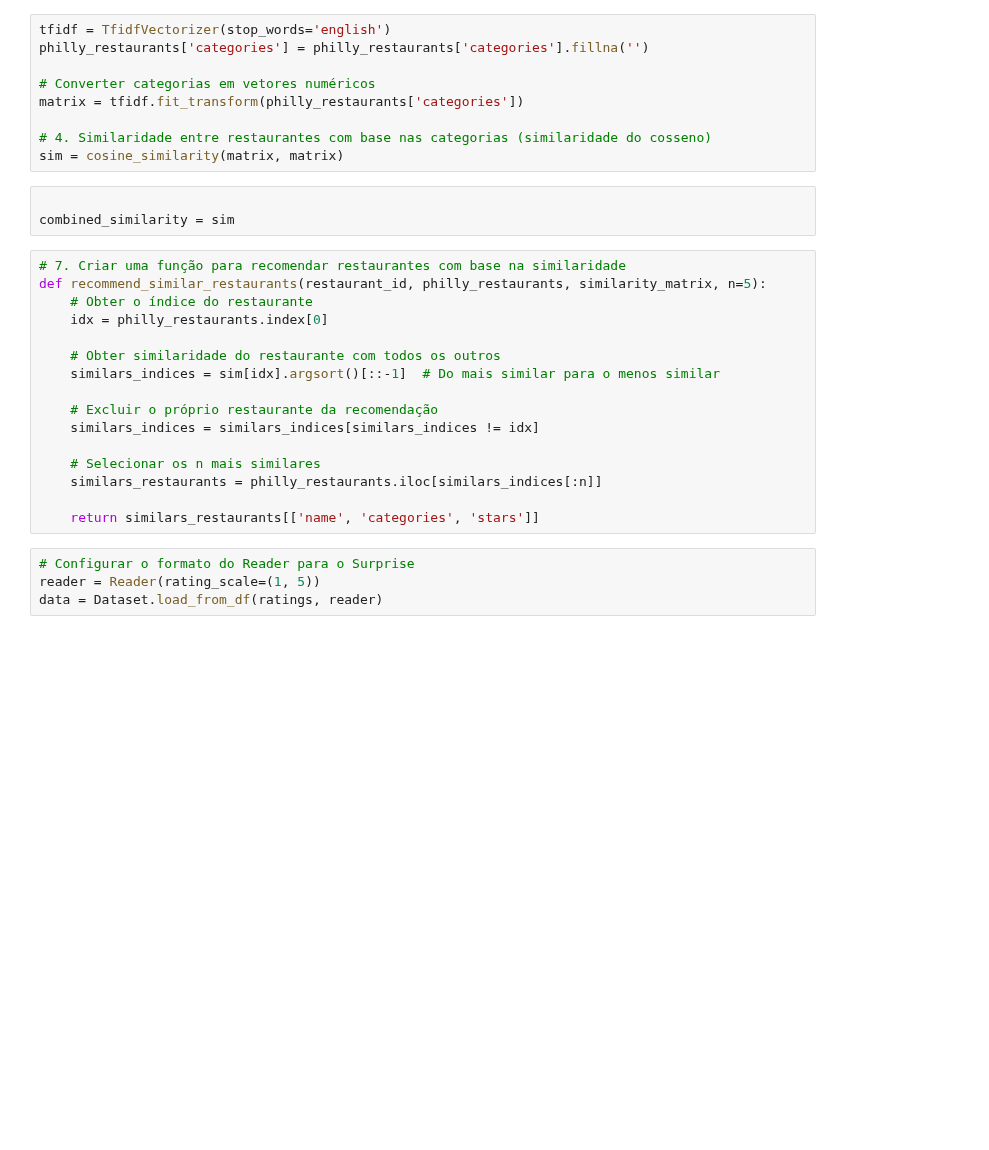
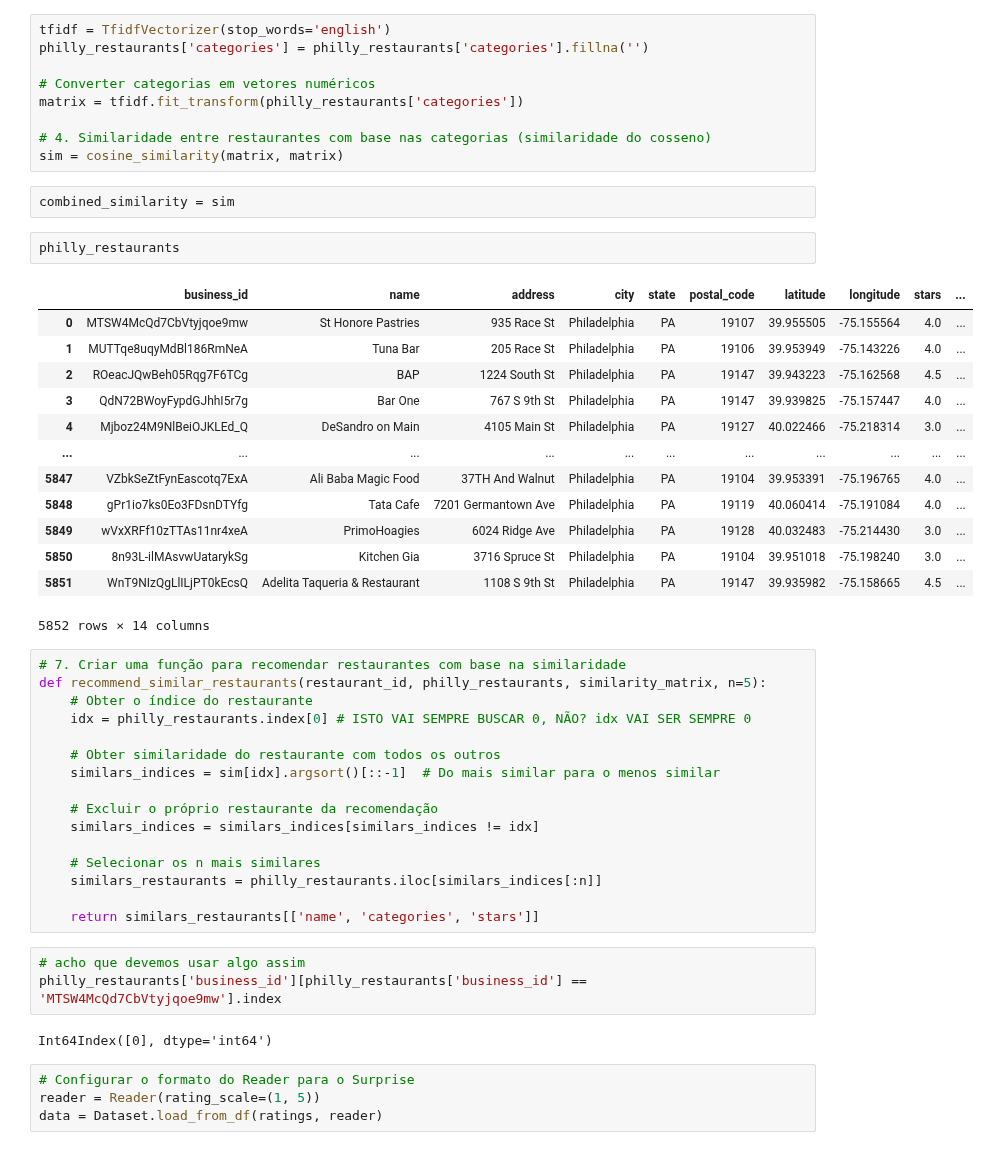
Before and after one commit to larasneves/ComplexDataAnalysis, a Jupyter notebook: trabalho_adc.ipynb, the cells around one changed output. Drawn from its saved outputs; the diff is of its cells as text; blank space fills up the shorter version.

```diff
--- a/trabalho_adc.ipynb
+++ b/trabalho_adc.ipynb
@@ -184,14 +185,29 @@ matrix = tfidf.fit_transform(philly_restaurants['categories'])
 
 # 4. Similaridade entre restaurantes com base nas categorias (similaridade do cosseno)
 sim = cosine_similarity(matrix, matrix)
-# %%
-
-combined_similarity = sim
+# %%
+combined_similarity = sim
+# %%
+philly_restaurants
+# %% [output]
+|  | business_id | name | address | city | state | postal_code | latitude | longitude | stars | ... |
+| 0 | MTSW4McQd7CbVtyjqoe9mw | St Honore Pastries | 935 Race St | Philadelphia | PA | 19107 | 39.955505 | -75.155564 | 4.0 | ... |
+| 1 | MUTTqe8uqyMdBl186RmNeA | Tuna Bar | 205 Race St | Philadelphia | PA | 19106 | 39.953949 | -75.143226 | 4.0 | ... |
+| 2 | ROeacJQwBeh05Rqg7F6TCg | BAP | 1224 South St | Philadelphia | PA | 19147 | 39.943223 | -75.162568 | 4.5 | ... |
+| 3 | QdN72BWoyFypdGJhhI5r7g | Bar One | 767 S 9th St | Philadelphia | PA | 19147 | 39.939825 | -75.157447 | 4.0 | ... |
+| 4 | Mjboz24M9NlBeiOJKLEd_Q | DeSandro on Main | 4105 Main St | Philadelphia | PA | 19127 | 40.022466 | -75.218314 | 3.0 | ... |
+| ... | ... | ... | ... | ... | ... | ... | ... | ... | ... | ... |
+| 5847 | VZbkSeZtFynEascotq7ExA | Ali Baba Magic Food | 37TH And Walnut | Philadelphia | PA | 19104 | 39.953391 | -75.196765 | 4.0 | ... |
+| 5848 | gPr1io7ks0Eo3FDsnDTYfg | Tata Cafe | 7201 Germantown Ave | Philadelphia | PA | 19119 | 40.060414 | -75.191084 | 4.0 | ... |
+| 5849 | wVxXRFf10zTTAs11nr4xeA | PrimoHoagies | 6024 Ridge Ave | Philadelphia | PA | 19128 | 40.032483 | -75.214430 | 3.0 | ... |
+| 5850 | 8n93L-ilMAsvwUatarykSg | Kitchen Gia | 3716 Spruce St | Philadelphia | PA | 19104 | 39.951018 | -75.198240 | 3.0 | ... |
+| 5851 | WnT9NIzQgLlILjPT0kEcsQ | Adelita Taqueria & Restaurant | 1108 S 9th St | Philadelphia | PA | 19147 | 39.935982 | -75.158665 | 4.5 | ... |
+5852 rows × 14 columns
 # %%
 # 7. Criar uma função para recomendar restaurantes com base na similaridade
 def recommend_similar_restaurants(restaurant_id, philly_restaurants, similarity_matrix, n=5):
     # Obter o índice do restaurante
-    idx = philly_restaurants.index[0]
+    idx = philly_restaurants.index[0] # ISTO VAI SEMPRE BUSCAR 0, NÃO? idx VAI SER SEMPRE 0
 
     # Obter similaridade do restaurante com todos os outros
     similars_indices = sim[idx].argsort()[::-1]  # Do mais similar para o menos similar
@@ -203,6 +219,11 @@ def recommend_similar_restaurants(restaurant_id, philly_restaurants, similarity_
     similars_restaurants = philly_restaurants.iloc[similars_indices[:n]]
 
     return similars_restaurants[['name', 'categories', 'stars']]
+# %%
+# acho que devemos usar algo assim
+philly_restaurants['business_id'][philly_restaurants['business_id'] == 'MTSW4McQd7CbVtyjqoe9mw'].index
+# %% [output]
+Int64Index([0], dtype='int64')
 # %%
 # Configurar o formato do Reader para o Surprise
 reader = Reader(rating_scale=(1, 5))
```
Also changed, not shown: parts of 3 cells of this notebook.
